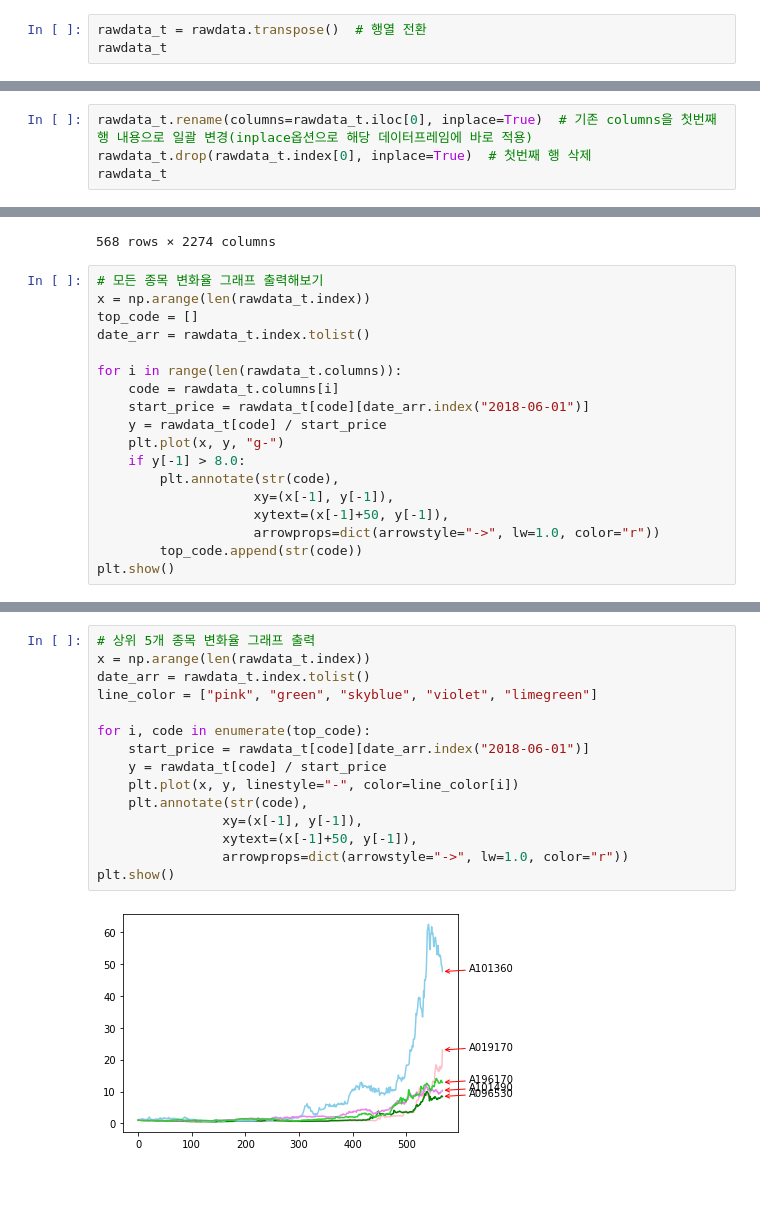
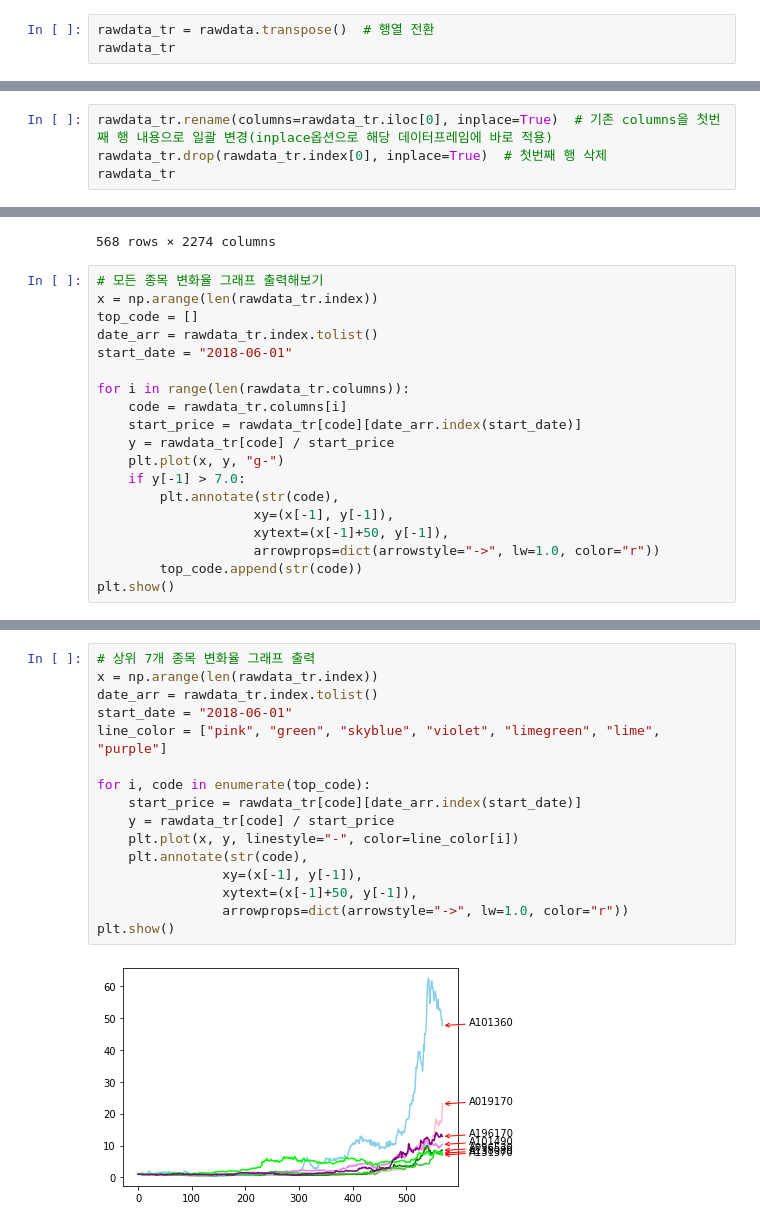
Before and after one commit to hyunjuyo/python, a Jupyter notebook: Data_analysis/stock_data_v0.1.ipynb, the cells around one changed output, grey strips where cells are left out. Saved outputs shown, nothing was run; the diff lists cells and outputs as text; blank space fills up the shorter version.

```diff
--- a/Data_analysis/stock_data.ipynb
+++ b/Data_analysis/stock_data_v0.1.ipynb
@@ -167,8 +167,8 @@ result
 # %% [markdown]
 # 데이터프레임 구조상 행열 전환 후 분석 실시
 # %%
-rawdata_t = rawdata.transpose()  # 행열 전환
-rawdata_t
+rawdata_tr = rawdata.transpose()  # 행열 전환
+rawdata_tr
 # %% [output]
 |  | 0 | 1 | 2 | 3 | 4 | 5 | 6 | 7 | 8 | 9 | ... | ... |
 | Symbol | A000020 | A000030 | A000040 | A000050 | A000060 | A000070 | A000080 | A000100 | A000120 | A000140 | ... | ... |
@@ -184,9 +184,9 @@ rawdata_t
 | 2020-09-18 | 25050.0 | 14800.0 | 796.0 | 10750.0 | 13200.0 | 64400.0 | 36850.0 | 66600.0 | 182000.0 | 16700.0 | ... | ... |
 569 rows × 2274 columns
 # %%
-rawdata_t.rename(columns=rawdata_t.iloc[0], inplace=True)  # 기존 columns을 첫번째 행 내용으로 일괄 변경(inplace옵션으로 해당 데이터프레임에 바로 적용)
-rawdata_t.drop(rawdata_t.index[0], inplace=True)  # 첫번째 행 삭제
-rawdata_t
+rawdata_tr.rename(columns=rawdata_tr.iloc[0], inplace=True)  # 기존 columns을 첫번째 행 내용으로 일괄 변경(inplace옵션으로 해당 데이터프레임에 바로 적용)
+rawdata_tr.drop(rawdata_tr.index[0], inplace=True)  # 첫번째 행 삭제
+rawdata_tr
 # %% [output]
 |  | A000020 | A000030 | A000040 | A000050 | A000060 | A000070 | A000080 | A000100 | A000120 | A000140 | ... | ... |
 | 2018-06-01 | 11550.0 | 15500.0 | 2992.0 | 13200.0 | 20050.0 | 120000.0 | 20200.0 | 44979.0 | 148000.0 | 9360.0 | ... | ... |
@@ -203,16 +203,17 @@ rawdata_t
 568 rows × 2274 columns
 # %%
 # 모든 종목 변화율 그래프 출력해보기
-x = np.arange(len(rawdata_t.index))
+x = np.arange(len(rawdata_tr.index))
 top_code = []
-date_arr = rawdata_t.index.tolist()
+date_arr = rawdata_tr.index.tolist()
+start_date = "2018-06-01"
 
-for i in range(len(rawdata_t.columns)):
-    code = rawdata_t.columns[i]
-    start_price = rawdata_t[code][date_arr.index("2018-06-01")]
-    y = rawdata_t[code] / start_price
+for i in range(len(rawdata_tr.columns)):
+    code = rawdata_tr.columns[i]
+    start_price = rawdata_tr[code][date_arr.index(start_date)]
+    y = rawdata_tr[code] / start_price
     plt.plot(x, y, "g-")
-    if y[-1] > 8.0:
+    if y[-1] > 7.0:
         plt.annotate(str(code),
                     xy=(x[-1], y[-1]),
                     xytext=(x[-1]+50, y[-1]),
@@ -228,17 +229,18 @@ print(top_code)  # 해당 기간(2018.6.1 ~ 2002.9.18) 상승률이 800%를 초
 # %%
-# 상위 5개 종목 변화율 그래프 출력
-x = np.arange(len(rawdata_t.index))
-date_arr = rawdata_t.index.tolist()
-line_color = ["pink", "green", "skyblue", "violet", "limegreen"]
+# 상위 7개 종목 변화율 그래프 출력
+x = np.arange(len(rawdata_tr.index))
+date_arr = rawdata_tr.index.tolist()
+start_date = "2018-06-01"
+line_color = ["pink", "green", "skyblue", "violet", "limegreen", "lime", "purple"]
 
 for i, code in enumerate(top_code):
-    start_price = rawdata_t[code][date_arr.index("2018-06-01")]
-    y = rawdata_t[code] / start_price
+    start_price = rawdata_tr[code][date_arr.index(start_date)]
+    y = rawdata_tr[code] / start_price
     plt.plot(x, y, linestyle="-", color=line_color[i])
     plt.annotate(str(code),
                 xy=(x[-1], y[-1]),
                 xytext=(x[-1]+50, y[-1]),
                 arrowprops=dict(arrowstyle="->", lw=1.0, color="r"))
 plt.show()
 # %% [output]
-[figure, old version]
+[figure, new version]
```
Also changed, not shown: parts of 10 cells of this notebook, 1 other file.
